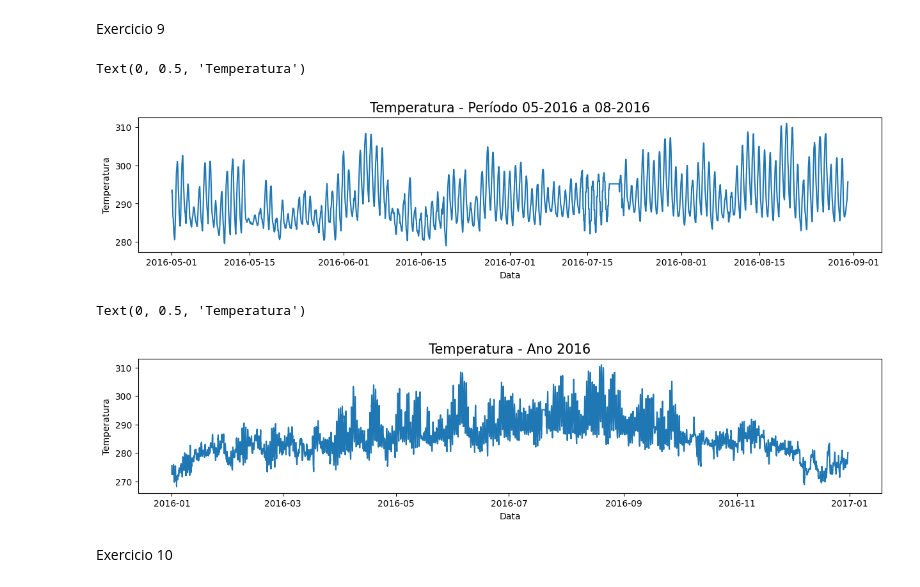
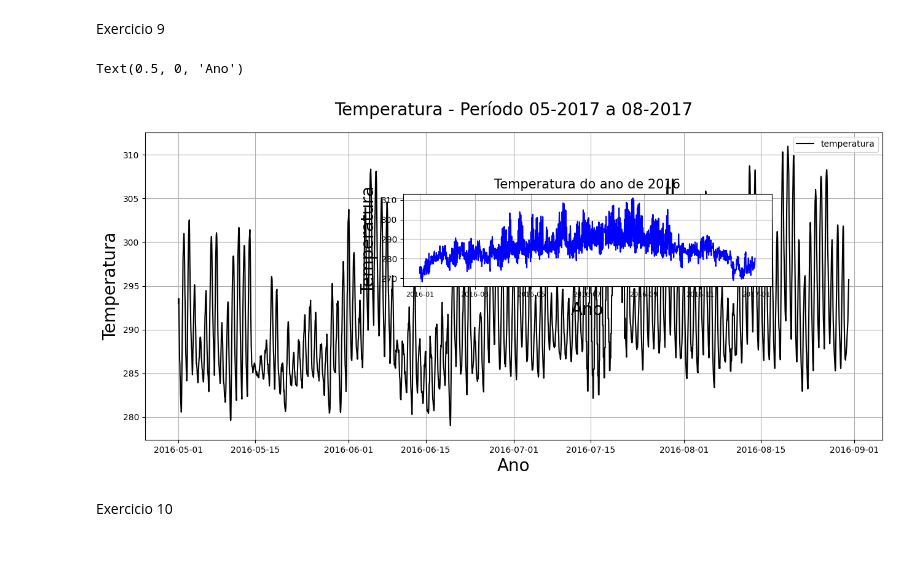
Before and after one commit to RSVictor/Codigos_IABD2024, a Jupyter notebook: Aula 03/exercicios.ipynb, the cells around one changed output. Cells and saved outputs as stored; diff of their text form; code cells hidden in the pictures; blank space fills up the shorter version.

```diff
--- a/Aula 03/exercicios.ipynb
+++ b/Aula 03/exercicios.ipynb
@@ -115,26 +115,29 @@ Exercicio 9
 # %%
 df_periodo1 = df[(df['data'] >= '2016-05-01') & (df['data'] <= '2016-08-31')]
 df_periodo2 = df[(df['data'] >= '2016-01-01') & (df['data'] <= '2016-12-31')]
-# %%
-plt.figure(figsize=(15,6))
-plt.subplot(2, 1, 1)
-plt.plot(df_periodo1['data'], df_periodo1['temperatura'])
-plt.title('Temperatura - Período 05-2016 a 08-2016', fontsize=15)
-plt.xlabel('Data')
-plt.ylabel('Temperatura')
-# %% [output]
-Text(0, 0.5, 'Temperatura')
-[figure, removed]
-# %%
-plt.figure(figsize=(15,6))
-plt.subplot(2, 1, 2)
-plt.plot(df_periodo2['data'], df_periodo2['temperatura'])
-plt.title('Temperatura - Ano 2016', fontsize=15)
-plt.xlabel('Data')
-plt.ylabel('Temperatura')
-# %% [output]
-Text(0, 0.5, 'Temperatura')
-[figure, removed]
+# %%
+
+fig = plt.figure(figsize=(12,5))
+eixo = fig.add_axes([0,0,1,1])
+eixo.plot(df_periodo1['data'], df_periodo1['temperatura'], color='black')
+eixo.grid(True)
+
+eixo.set_title('Temperatura - Período 05-2017 a 08-2017', fontsize=20, pad=20)
+eixo.set_ylabel('Temperatura', fontsize=20)
+eixo.set_xlabel('Ano', fontsize=20)
+eixo.legend(['temperatura'], loc='best')
+
+eixo2 = fig.add_axes([0.35,0.50,0.5,0.3])
+eixo2.plot(df_periodo2['data'], df_periodo2['temperatura'], color='blue')
+
+eixo2.tick_params(axis='x', labelsize=8)
+eixo2.grid(True)
+eixo2.set_title('Temperatura do ano de 2016', fontsize=15)
+eixo2.set_ylabel('Temperatura', fontsize=20)
+eixo2.set_xlabel('Ano', fontsize=20)
+# %% [output]
+Text(0.5, 0, 'Ano')
+[figure, added]
 # %% [markdown]
 Exercicio 10
 # %%
```
Also changed, not shown: parts of 5 cells of this notebook.
